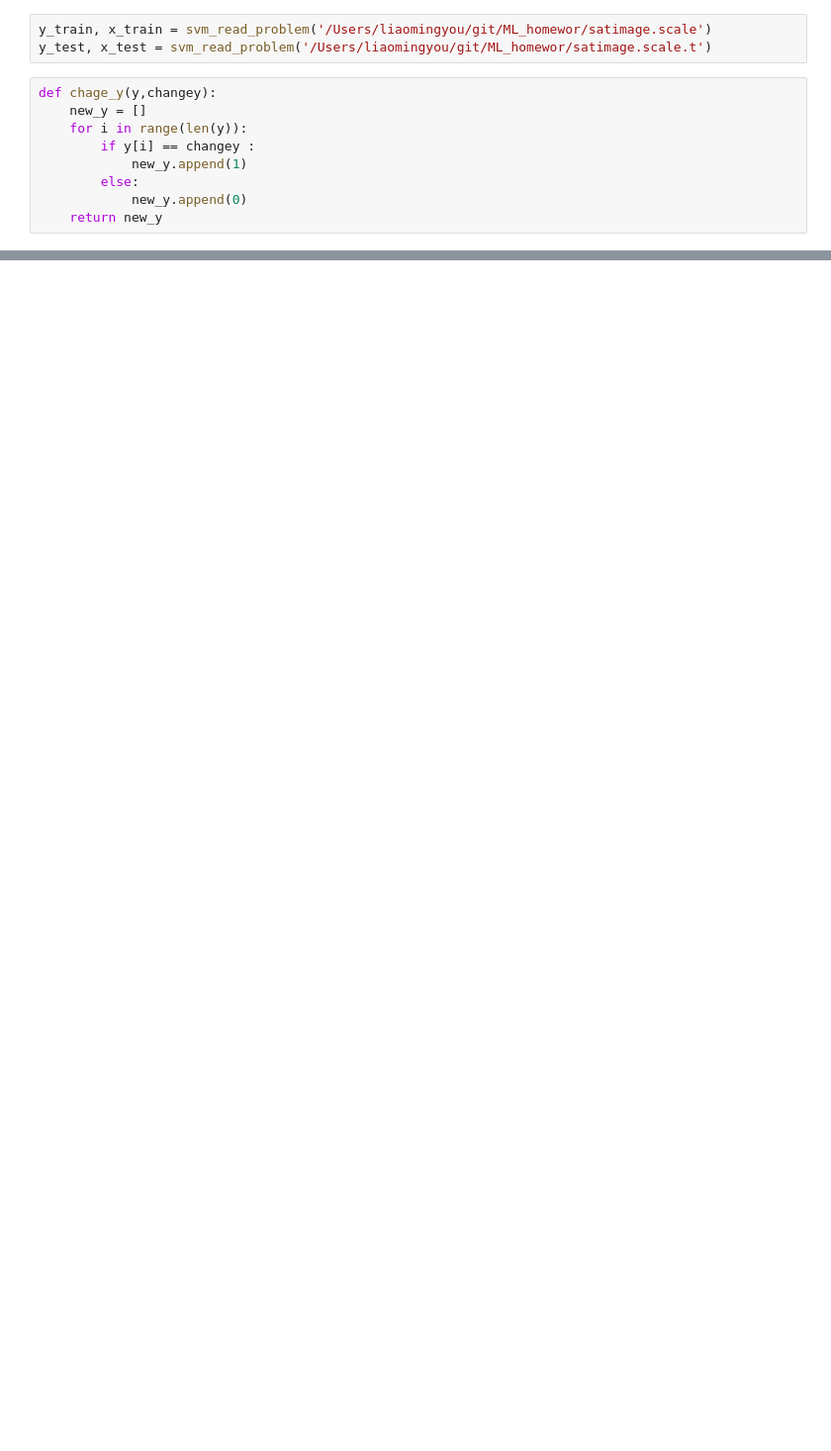
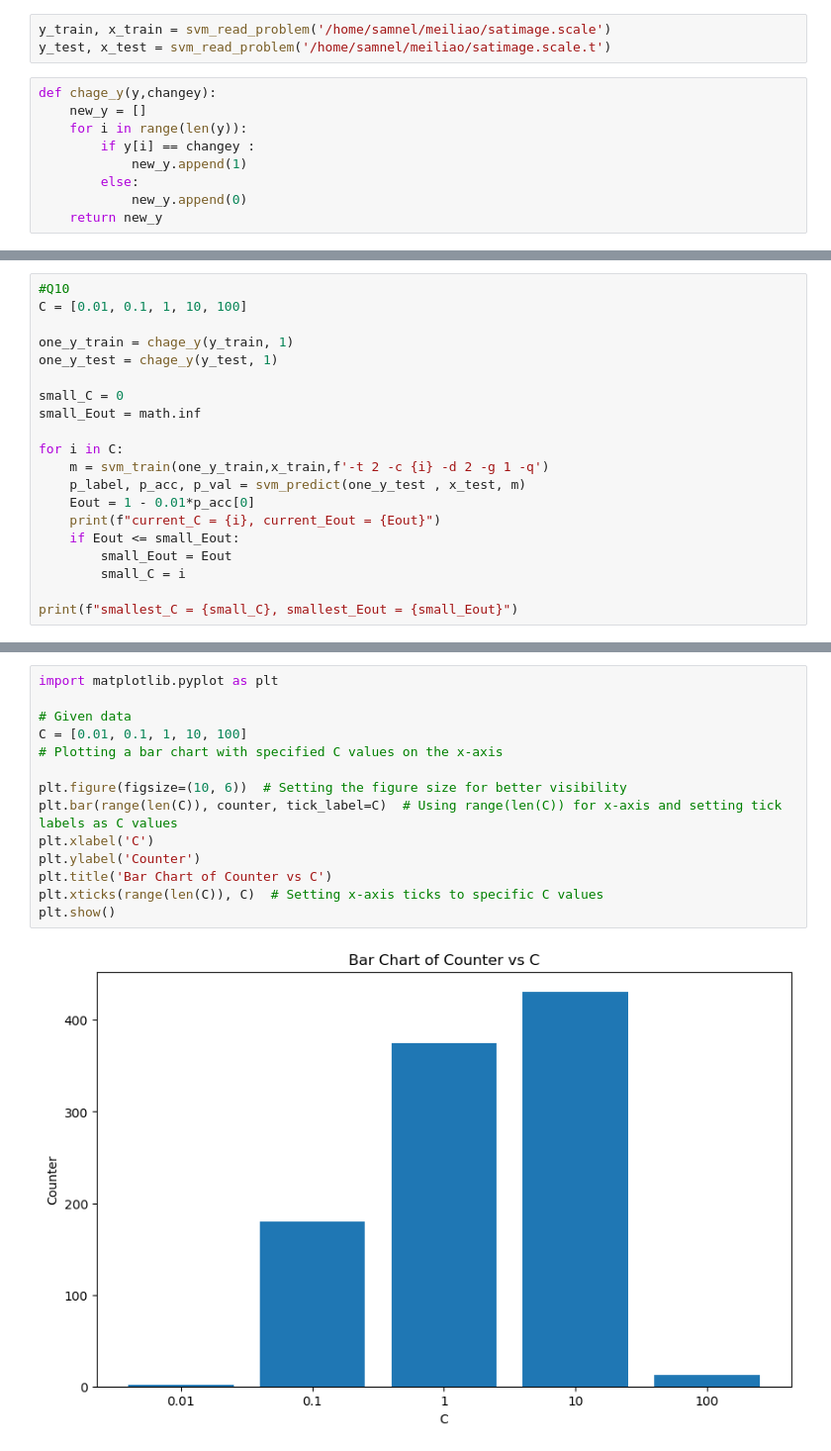
Before and after one commit to Mingyouliao/ML_homewor, a Jupyter notebook: ML_HW_5.ipynb, the cells around one changed output, grey strips where cells are left out. Shown: that part at 99% size. Drawn from its saved outputs; the diff is of its cells as text; blank space fills up the shorter version.

```diff
--- a/ML_HW_5.ipynb
+++ b/ML_HW_5.ipynb
@@ -6,8 +6,8 @@ from libsvm.svmutil import *
 import random
 from datetime import datetime
 # %%
-y_train, x_train = svm_read_problem('/Users/liaomingyou/git/ML_homewor/satimage.scale')
-y_test, x_test = svm_read_problem('/Users/liaomingyou/git/ML_homewor/satimage.scale.t')
+y_train, x_train = svm_read_problem('/home/samnel/meiliao/satimage.scale')
+y_test, x_test = svm_read_problem('/home/samnel/meiliao/satimage.scale.t')
 # %%
 def chage_y(y,changey):
     new_y = []
@@ -48,0 +65,20 @@ Accuracy = 92% (1840/2000) (classification)
+# %%
+#Q10
+C = [0.01, 0.1, 1, 10, 100]
+
+one_y_train = chage_y(y_train, 1)
+one_y_test = chage_y(y_test, 1)
+
+small_C = 0
+small_Eout = math.inf
+
+for i in C:
+    m = svm_train(one_y_train,x_train,f'-t 2 -c {i} -d 2 -g 1 -q')
+    p_label, p_acc, p_val = svm_predict(one_y_test , x_test, m)
+    Eout = 1 - 0.01*p_acc[0]
+    print(f"current_C = {i}, current_Eout = {Eout}")
+    if Eout <= small_Eout:
+        small_Eout = Eout
+        small_C = i
+
+print(f"smallest_C = {small_C}, smallest_Eout = {small_Eout}")
@@ -48,0 +147,16 @@ Accuracy = 92% (1840/2000) (classification)
+# %%
+import matplotlib.pyplot as plt
+
+# Given data
+C = [0.01, 0.1, 1, 10, 100]
+# Plotting a bar chart with specified C values on the x-axis
+
+plt.figure(figsize=(10, 6))  # Setting the figure size for better visibility
+plt.bar(range(len(C)), counter, tick_label=C)  # Using range(len(C)) for x-axis and setting tick labels as C values
+plt.xlabel('C')
+plt.ylabel('Counter')
+plt.title('Bar Chart of Counter vs C')
+plt.xticks(range(len(C)), C)  # Setting x-axis ticks to specific C values
+plt.show()
+# %% [output]
+[figure, added]
```
Also changed, not shown: parts of 5 cells of this notebook.
